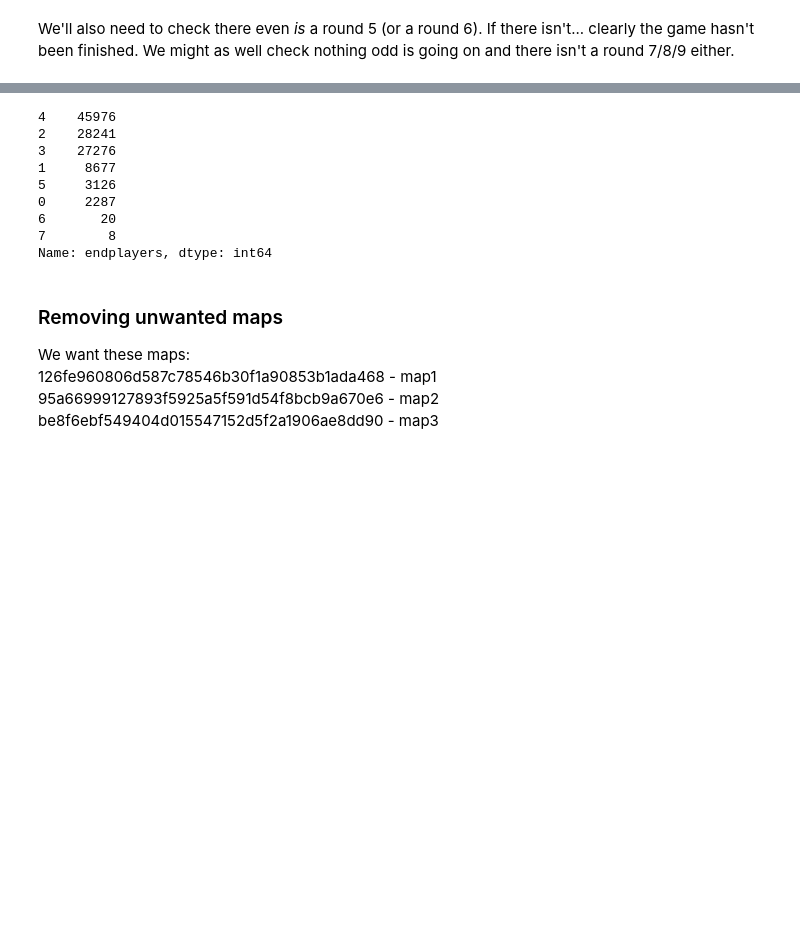
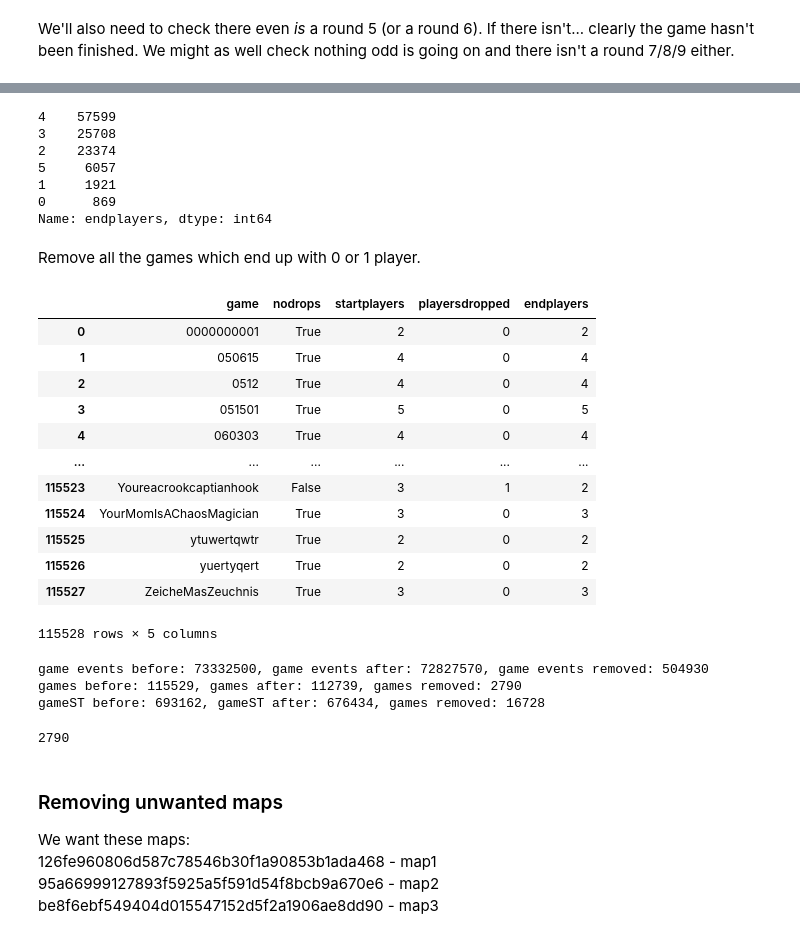
Before and after one commit to guyreading/terrabot, a Jupyter notebook: faction-picker-bot/creatingVPdata.ipynb, the cells around one changed output, grey strips where cells are left out. Cells and saved outputs as stored; diff of their text form; code cells hidden in the pictures; blank space fills up the shorter version.

Commit message:
Feat: add dropped out players for players in game feat Add the final amount of players as the "player count" feature in game features. Finish off the data creation notebook.

```diff
--- a/faction-picker-bot/creatingVPdata.ipynb
+++ b/faction-picker-bot/creatingVPdata.ipynb
@@ -596,0 +629,5 @@ Filtering bad data. We'll need to check...
+# %%
+data = dict()
+data['gameevents'] = gameevents
+data['games'] = games
+data['gamescoringtiles'] = gamescoringtiles
@@ -687,10 +745,12 @@ Okay. So there is in round 5 but not in round 6. Not a fool-proof way of checkin
 # sense-check - every player passed final round except engineers in this game
 singlegame = gameevents[gameevents['game'] == 'NewbiesWelcome12']
 
+extendedfactions = validfactions + ['dragonlords', 'riverwalkers', 'yetis', 'icemaidens', 'shapeshifters', 'acolytes']
+
 def check_game_ended(singlegame, verbose=False):
     r5 = singlegame[singlegame['round'] == 5]
     rawfactions = pd.unique(singlegame['faction'])
-    verifiedfactions = [rawfaction for rawfaction in rawfactions if rawfaction in validfactions]
+    verifiedfactions = [rawfaction for rawfaction in rawfactions if rawfaction in extendedfactions]
     allbool = []
 
     for faction in verifiedfactions:
@@ -720,10 +780,13 @@ faction: witches ended their turn?: True
 # %% [markdown]
 We'll also need to check there even *is* a round 5 (or a round 6). If there isn't... clearly the game hasn't been finished. We might as well check nothing odd is going on and there isn't a round 7/8/9 either.
 # %%
+gameeventsfil = data['gameevents']
+gameslist = list(pd.unique(gameeventsfil['game']))
+
 gamelengthlen = len(gameslist)
 gamesroundup = math.ceil(gamelengthlen / 100.0) * 100
 jj = 0
-badgamedf = pd.DataFrame(columns=['game', 'nodrops', 'startplayers', 'playersdropped'])
+playerdropdf = pd.DataFrame(columns=['game', 'nodrops', 'startplayers', 'playersdropped'])
 
 for ii in range(100, gamesroundup+1, 100):
     ii = min(ii, gamelengthlen)
@@ -741,9 +804,9 @@ for ii in range(100, gamesroundup+1, 100):
         if not len(singlegame) == 0:
             isgood, startplayers, playersdropped = check_game_ended(singlegame)
             newdf = pd.DataFrame([[game, isgood, startplayers, playersdropped]], columns=['game', 'nodrops', 'startplayers', 'playersdropped'])
-            badgamedf = badgamedf.append(newdf, ignore_index=True)
+            playerdropdf = playerdropdf.append(newdf, ignore_index=True)
 
-print(f"no of unique games in table is: {len(list(pd.unique(badgamedf['game'])))}")
+print(f"no of unique games in table is: {len(list(pd.unique(playerdropdf['game'])))}")
 # %% [output]
 Progressed to 10000th game
 Progressed to 20000th game
@@ -769,16 +832,14 @@ badgamedf['playersdropped'].value_counts()
 Name: playersdropped, dtype: int64
 # %%
-badgamedf['endplayers'] = badgamedf['startplayers'] - badgamedf['playersdropped']
+playerdropdf['endplayers'] = playerdropdf['startplayers'] - playerdropdf['playersdropped']
 # %%
-badgamedf['endplayers'].value_counts()
+playerdropdf['endplayers'].value_counts()
 # %% [output]
-4    45976
-2    28241
-3    27276
-1     8677
-5     3126
-0     2287
-6       20
-7        8
+4    57599
+3    25708
+2    23374
+5     6057
+1     1921
+0      869
 Name: endplayers, dtype: int64
 # %%
@@ -799,3 +850,32 @@ print(f'gameST before: {gameSTbefore}, gameST after: {len(gamescoringtilesfil)},
+# %% [markdown]
+Remove all the games which end up with 0 or 1 player.
+# %%
+playerdropdf
+# %% [output]
+|  | game | nodrops | startplayers | playersdropped | endplayers |
+| 0 | 0000000001 | True | 2 | 0 | 2 |
+| 1 | 050615 | True | 4 | 0 | 4 |
+| 2 | 0512 | True | 4 | 0 | 4 |
+| 3 | 051501 | True | 5 | 0 | 5 |
+| 4 | 060303 | True | 4 | 0 | 4 |
+| ... | ... | ... | ... | ... | ... |
+| 115523 | Youreacrookcaptianhook | False | 3 | 1 | 2 |
+| 115524 | YourMomIsAChaosMagician | True | 3 | 0 | 3 |
+| 115525 | ytuwertqwtr | True | 2 | 0 | 2 |
+| 115526 | yuertyqert | True | 2 | 0 | 2 |
+| 115527 | ZeicheMasZeuchnis | True | 3 | 0 | 3 |
+115528 rows × 5 columns
+# %%
+badgames = playerdropdf[playerdropdf['endplayers'].isin([0, 1])]
+filtereddata = filteringByBadgames(filtereddata, badgames)
+# %% [output]
+game events before: 73332500, game events after: 72827570, game events removed: 504930
+games before: 115529, games after: 112739, games removed: 2790
+gameST before: 693162, gameST after: 676434, games removed: 16728
+# %%
+print(len(playerdropdf[playerdropdf['endplayers'].isin([0, 1])]))
+# %% [output]
+2790
 # %% [markdown]
 ### Removing unwanted maps
 We want these maps:
```
Also changed, not shown: parts of 23 cells of this notebook.
